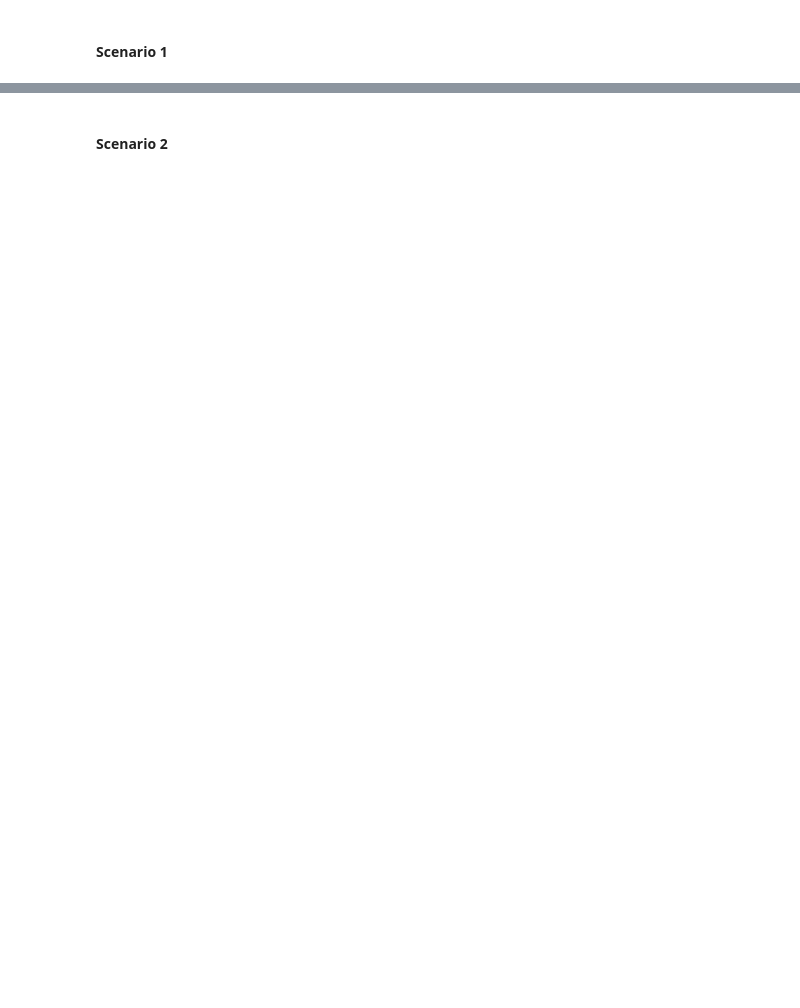
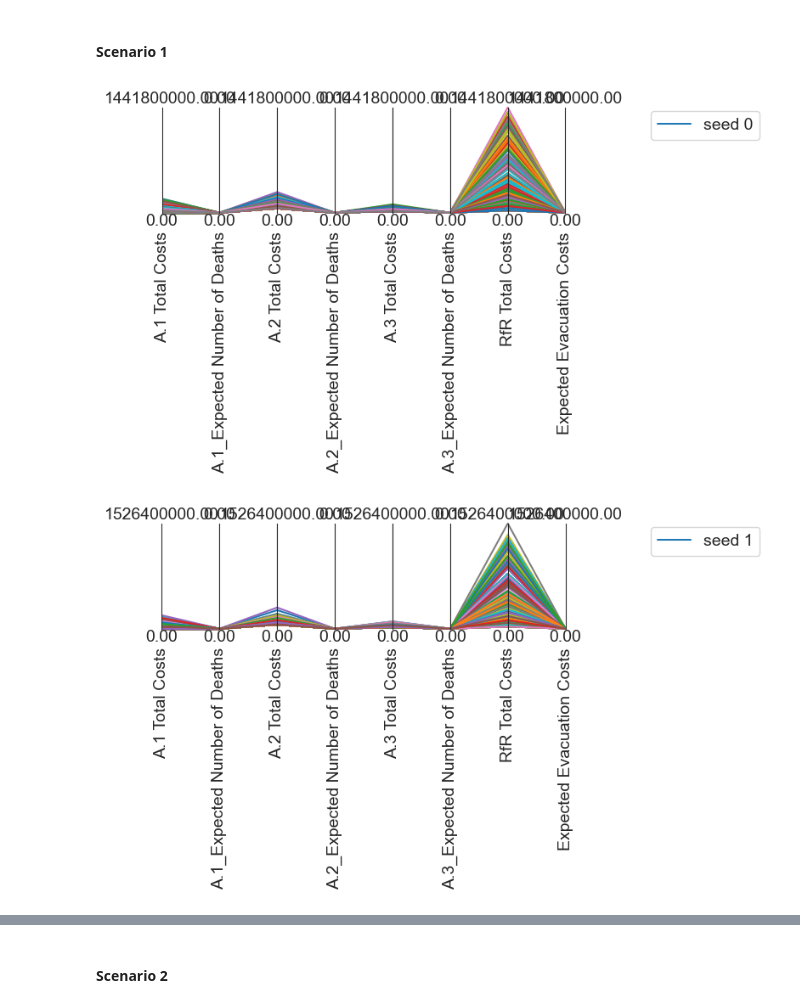
Before and after one commit to ndaswani1/EPA141A-labs, a Jupyter notebook: final assignment/dike_model_multi_scenario_MORDM.ipynb, the cells around one changed output, grey strips where cells are left out. Drawn from its saved outputs; the diff is of its cells as text; code cells hidden in the pictures; blank space fills up the shorter version.

```diff
--- a/final assignment/dike_model_multi_scenario_MORDM.ipynb
+++ b/final assignment/dike_model_multi_scenario_MORDM.ipynb
@@ -375,2 +380,7 @@ analyse_solutions(optimizer='opt200', scenario='reference')
 # %% [markdown]
 #### Scenario 1
+# %%
+analyse_solutions_per_scenario(optimizer='opt200', scenario='67')
+# %% [output]
+[figure, added]
+[figure, added]
```
Also changed, not shown: parts of 27 cells of this notebook.
